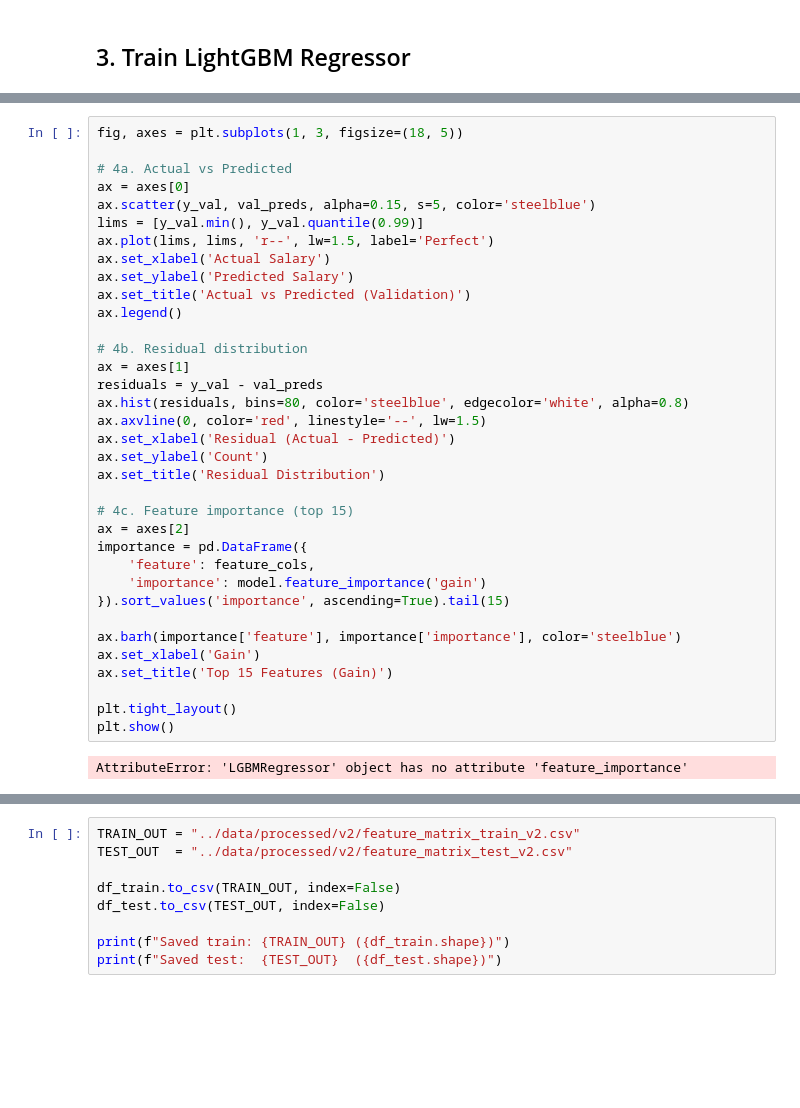
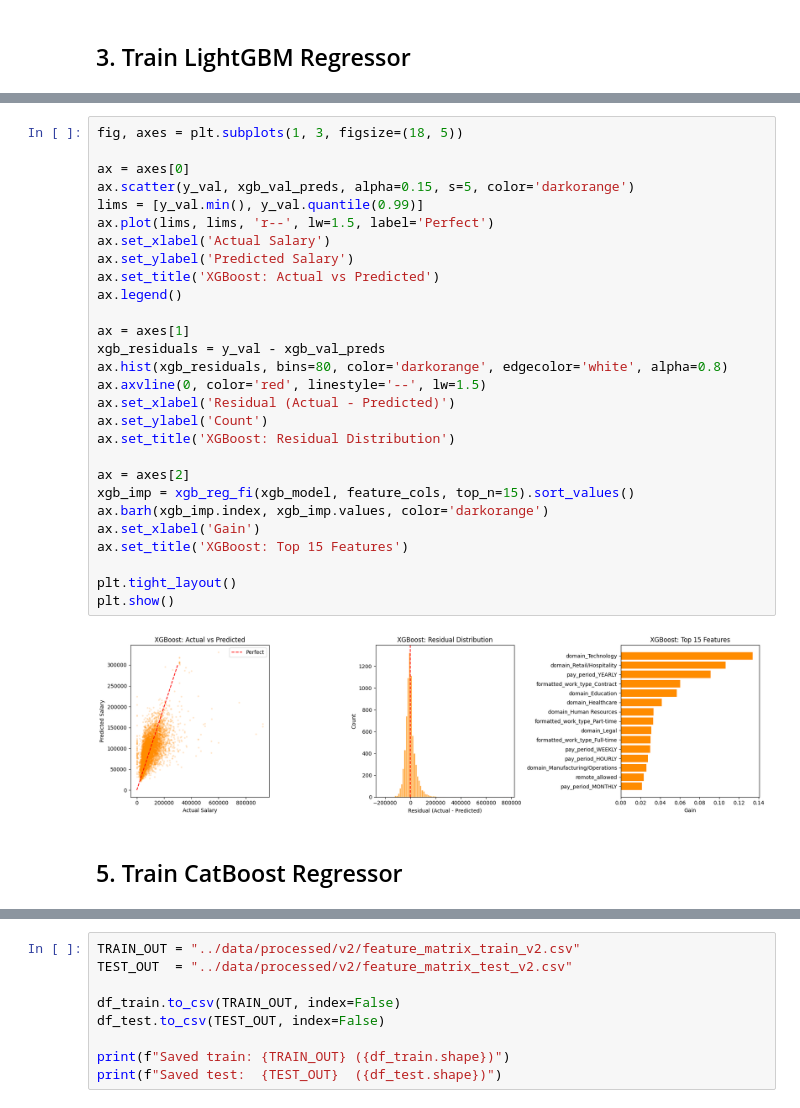
Before and after one commit to ognjenvujovic04/job-intelligence, a Jupyter notebook: notebooks/2.1-ov-salary-regression.ipynb, the cells around one changed output, grey strips where cells are left out. Cells and saved outputs as stored; diff of their text form; blank space fills up the shorter version.

```diff
--- a/notebooks/2.1-ov-salary-regression.ipynb
+++ b/notebooks/2.1-ov-salary-regression.ipynb
@@ -172,37 +291,32 @@ Created version '1' of model 'lightgbm'.
 # %%
 fig, axes = plt.subplots(1, 3, figsize=(18, 5))
 
-# 4a. Actual vs Predicted
 ax = axes[0]
-ax.scatter(y_val, val_preds, alpha=0.15, s=5, color='steelblue')
+ax.scatter(y_val, xgb_val_preds, alpha=0.15, s=5, color='darkorange')
 lims = [y_val.min(), y_val.quantile(0.99)]
 ax.plot(lims, lims, 'r--', lw=1.5, label='Perfect')
 ax.set_xlabel('Actual Salary')
 ax.set_ylabel('Predicted Salary')
-ax.set_title('Actual vs Predicted (Validation)')
+ax.set_title('XGBoost: Actual vs Predicted')
 ax.legend()
 
-# 4b. Residual distribution
 ax = axes[1]
-residuals = y_val - val_preds
-ax.hist(residuals, bins=80, color='steelblue', edgecolor='white', alpha=0.8)
+xgb_residuals = y_val - xgb_val_preds
+ax.hist(xgb_residuals, bins=80, color='darkorange', edgecolor='white', alpha=0.8)
 ax.axvline(0, color='red', linestyle='--', lw=1.5)
 ax.set_xlabel('Residual (Actual - Predicted)')
 ax.set_ylabel('Count')
-ax.set_title('Residual Distribution')
+ax.set_title('XGBoost: Residual Distribution')
 
-# 4c. Feature importance (top 15)
 ax = axes[2]
-importance = pd.DataFrame({
-    'feature': feature_cols,
-    'importance': model.feature_importance('gain')
-}).sort_values('importance', ascending=True).tail(15)
-
-ax.barh(importance['feature'], importance['importance'], color='steelblue')
+xgb_imp = xgb_reg_fi(xgb_model, feature_cols, top_n=15).sort_values()
+ax.barh(xgb_imp.index, xgb_imp.values, color='darkorange')
 ax.set_xlabel('Gain')
-ax.set_title('Top 15 Features (Gain)')
+ax.set_title('XGBoost: Top 15 Features')
 
 plt.tight_layout()
 plt.show()
 # %% [output]
-AttributeError: 'LGBMRegressor' object has no attribute 'feature_importance'
+[figure, added]
+# %% [markdown]
+## 5. Train CatBoost Regressor
```
Also changed, not shown: parts of 17 cells of this notebook, 3 other files.
